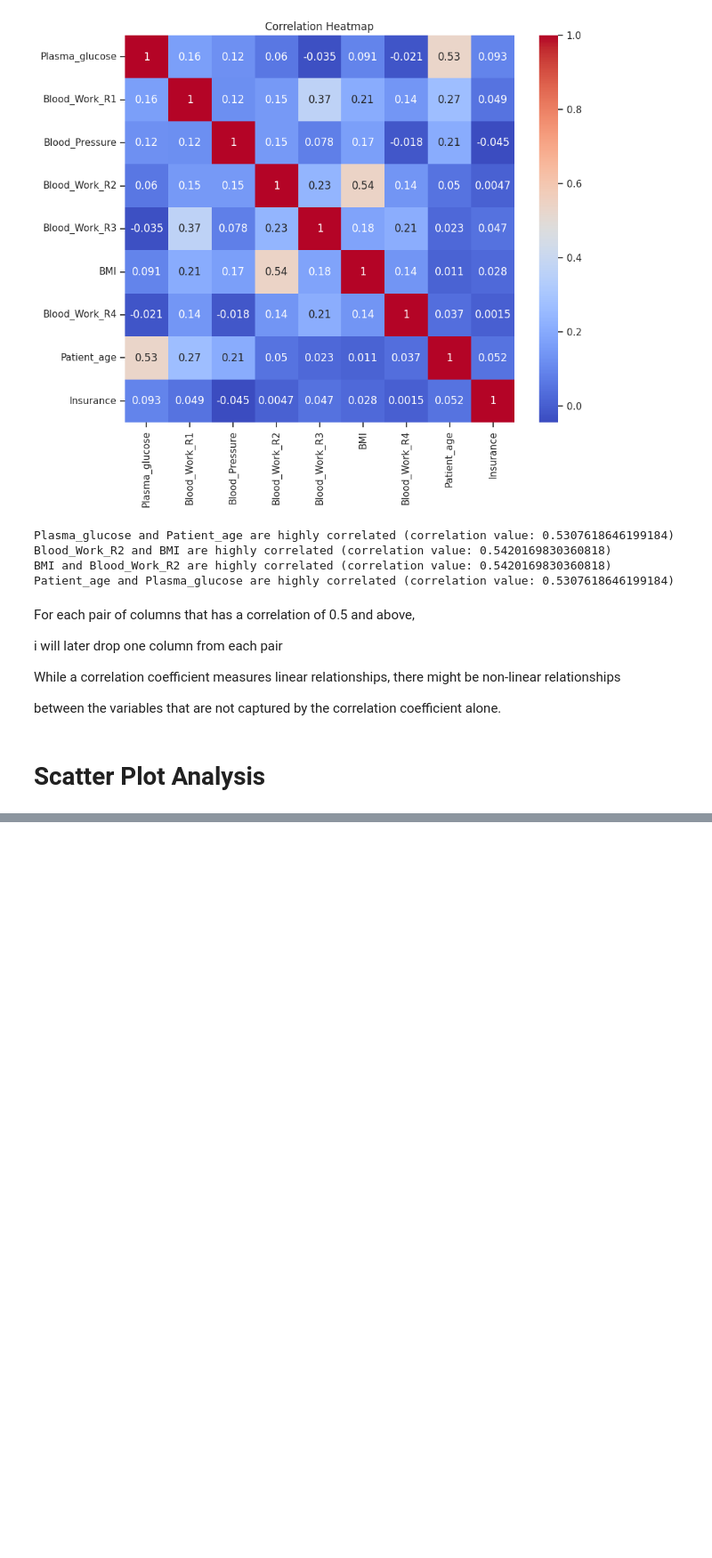
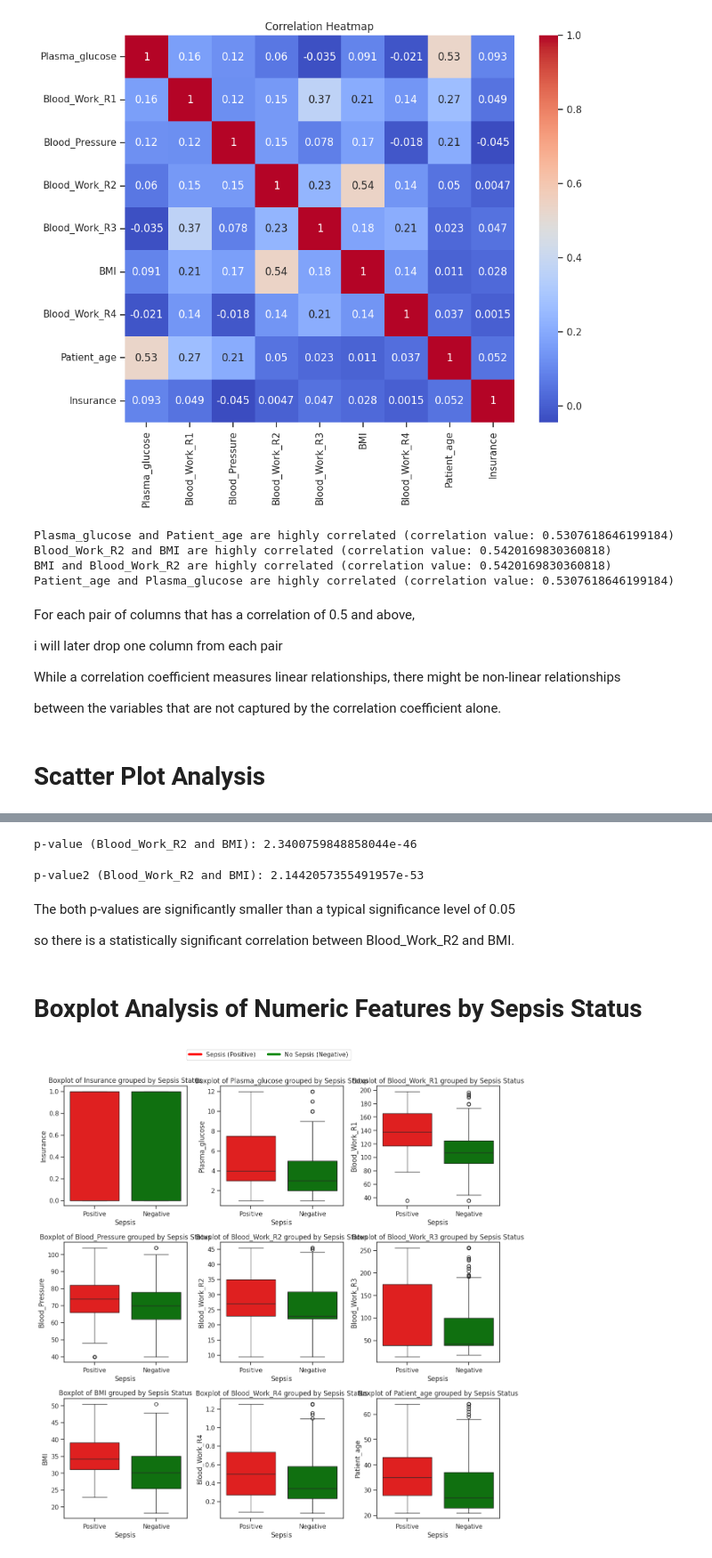
Before and after one commit to sparkysparo/Machine-Learning-for-Early-Prediction-Detection-and-Monitoring-of-Sepsis-in-A-E-and-ICU, a Jupyter notebook: Project_MSC_Machine_Learning_for_Early_Prediction,Detection_and_Monitoring_of_Sepsis_in_A&E_and_ICU_Settings.ipynb, the cells around one changed output, grey strips where cells are left out. Shown at 89% size. Drawn from its saved outputs; the diff is of its cells as text; code cells hidden in the pictures; blank space fills up the shorter version.

```diff
--- a/Project_MSC_Machine_Learning_for_Early_Prediction,Detection_and_Monitoring_of_Sepsis_in_A&E_and_ICU_Settings.ipynb
+++ b/Project_MSC_Machine_Learning_for_Early_Prediction,Detection_and_Monitoring_of_Sepsis_in_A&E_and_ICU_Settings.ipynb
@@ -769,0 +796,58 @@ between the variables that are not captured by the correlation coefficient alone
+# %%
+# Calculate the p-value for the correlation between Blood_Work_R2 and BMI
+blood_work_r2 = num_data['Blood_Work_R2']
+bmi = num_data['BMI']
+corr, p_value = stats.pearsonr(blood_work_r2, bmi)
+print("p-value (Blood_Work_R2 and BMI):", p_value)
+# %% [output]
+p-value (Blood_Work_R2 and BMI): 2.3400759848858044e-46
+# %%
+# use spearman's test to confirm
+corr2, p_value2 = stats.spearmanr(blood_work_r2, bmi)
+print("p-value2 (Blood_Work_R2 and BMI):", p_value2)
+# %% [output]
+p-value2 (Blood_Work_R2 and BMI): 2.1442057355491957e-53
+# %% [markdown]
+The both p-values are significantly smaller than a typical significance level of 0.05
+
+so there is a statistically significant correlation between Blood_Work_R2 and BMI.
+# %% [markdown]
+# **Boxplot Analysis of Numeric Features by Sepsis Status**
+# %%
+# Define the numeric columns
+numeric_columns = ['Insurance', 'Plasma_glucose', 'Blood_Work_R1', 'Blood_Pressure',
+                   'Blood_Work_R2', 'Blood_Work_R3', 'BMI', 'Blood_Work_R4', 'Patient_age']
+
+# Define color mapping (Ensures Sepsis = Red, No Sepsis = Green)
+# Changed the keys to 'Negative' and 'Positive' to match the values in the 'Sepsis' column
+color_mapping = {'Negative': 'green', 'Positive': 'red'}
+
+# Define the layout grid
+fig, axes = plt.subplots(3, 3, figsize=(12, 12))
+
+# Iterate over the numeric columns
+for i, column in enumerate(numeric_columns):
+    # Calculate the row and column indices in the grid
+    row = i // 3
+    col = i % 3
+
+    # Create the boxplot with the fixed color mapping
+    sns.boxplot(x='Sepsis', y=column, data=train_data, ax=axes[row, col], palette=color_mapping)
+
+    # Set the title
+    axes[row, col].set_title(f'Boxplot of {column} grouped by Sepsis Status')
+
+# Create a correct legend with matching colors
+handles = [plt.Line2D([0], [0], color='red', lw=4, label='Sepsis (Positive)'),
+           plt.Line2D([0], [0], color='green', lw=4, label='No Sepsis (Negative)')]
+
+# Add the legend outside the grid
+fig.legend(handles=handles, loc='upper center', bbox_to_anchor=(0.5, 1.05), ncol=2)
+
+# Adjust the layout and spacing
+plt.tight_layout()
+
+# Show the plots
+plt.show()
+# %% [output]
+[figure, added]
```
Also changed, not shown: parts of 15 cells of this notebook.
